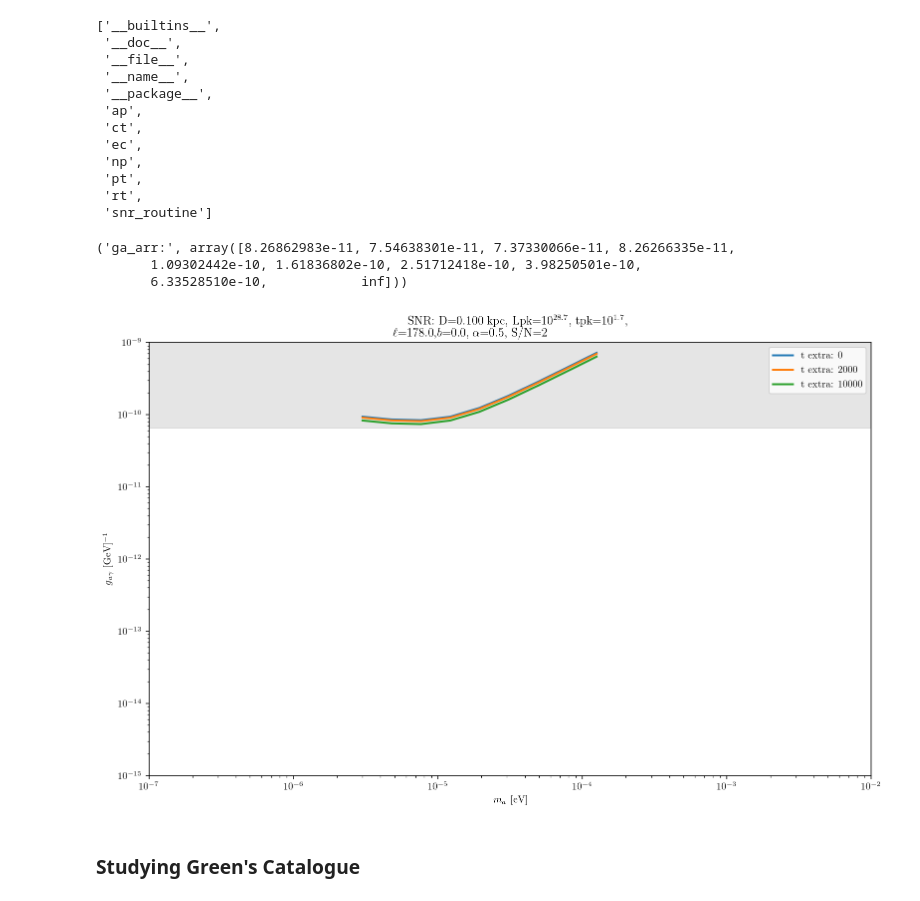
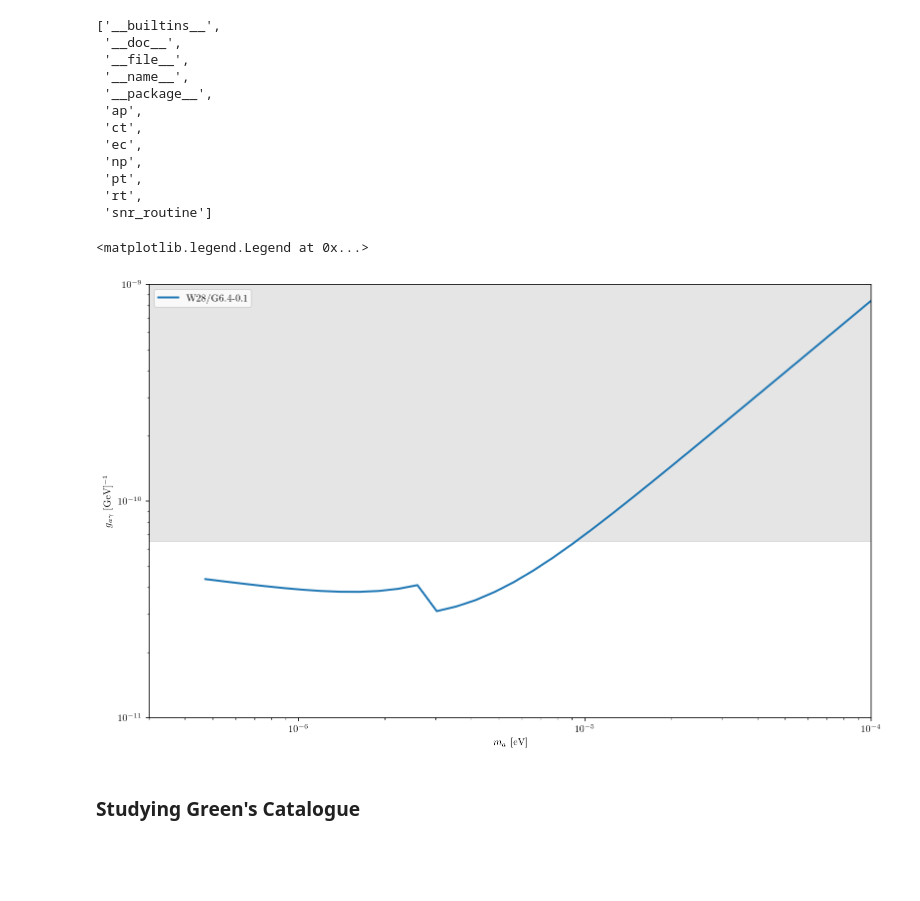
Before and after one commit to ManuelBuenAbad/snr_ghosts, a Jupyter notebook: workspace_notebooks/ws-7_model.ipynb, the cells around one changed output. Cells and saved outputs as stored; diff of their text form; code cells hidden in the pictures; blank space fills up the shorter version.

```diff
--- a/workspace_notebooks/ws-7_model.ipynb
+++ b/workspace_notebooks/ws-7_model.ipynb
@@ -96,15 +105,16 @@ test_snr.__dict__ = {
 # %%
 # t_extra_old = 5.e4
-t_extra_arr = [0., 2000., 1.e4]
-t_age = None #set in snr.__dict__
-t_trans_over_t_peak = 30.
-ma_arr = np.logspace(np.log10(3e-6), np.log10(2e-4), 10)
-sig_noi_thres = 2.
+# t_extra_arr = [0., 2000., 1.e4]
+t_extra_arr = [0.]
+# t_age = None #set in snr.__dict__
+t_trans_over_t_peak = 1.
+ma_arr = np.logspace(np.log10(1e-7), np.log10(2e-4), 50)
+sig_noi_thres = 1.
 ga_ref = 1.e-10 # doesn't matter, will be rescaled
 
 counter = 0
-best_snr = None
-best_ga = 1.# at first ma point
+# best_snr = None
+# best_ga = 1.# at first ma point
 
 plt.subplots()
 #for _, snr in tqdm(snrs_dct.items(), total=len(snrs_dct.keys())):
@@ -119,8 +129,8 @@ for idx, t_extra_old in enumerate(t_extra_arr):
         except:
             continue
 
-        L_peak = snr.Lpk
-        t_peak = snr.tpk
+#         L_peak = snr.Lpk
+#         t_peak = snr.tpk
 
         tage = snr.age
         snu_echo_kwargs = {'tmin_default':None,
@@ -141,60 +151,60 @@ for idx, t_extra_old in enumerate(t_extra_arr):
                 'average':True
                }
 
-        t_trans=t_trans_over_t_peak*(t_peak/365)
+        t_trans = 100.
+        t_peak = t_trans*365.
 
         lightcurve_params = {'t_peak':t_peak,
-                             'L_peak':L_peak,
+#                              'L_peak':L_peak,
                              't_age':tage,
-                             't_trans':t_trans
+                             't_trans':t_trans,
+                             'L_today':snr.get_luminosity()
                             }
 
         sig_noi = md.snr_routine(ma_arr, ga_ref,
                                  snr,
                                  lightcurve_params=lightcurve_params,
                                  snu_echo_kwargs=snu_echo_kwargs,
                                  data=data,
                                  output_all=False)
 
         ga_arr = ec.ga_reach(sig_noi_thres, sig_noi, ga_ref)
 
-        plt.plot(ma_arr, ga_arr, lw='2.', color=color, alpha=1., label='t extra: %d' %t_extra_old)
+        plt.plot(ma_arr, ga_arr, lw='2.', color=color, alpha=1., label=snr.name)
         counter += 1
 
-        if best_ga > ga_arr[0]:
-            best_snr = snr
-            best_ga = ga_arr[0]
+#         if best_ga > ga_arr[0]:
+#             best_snr = snr
+#             best_ga = ga_arr[0]
     #     if counter == 2:
     #         break
 
 ga_cast = 6.5e-11
 plt.fill_between([1e-7, 1e-2], ga_cast, 1, color='grey', alpha=0.2)
 
 plt.xscale('log')
 plt.yscale('log')
-plt.ylim(1e-15, 1e-9)
-plt.xlim(1e-7, 1e-2)
+plt.ylim(1e-11, 1e-9)
+plt.xlim(3e-7, 1e-4)
 plt.xlabel('$m_a$ [eV]')
 plt.ylabel('$g_{a\gamma}$ [GeV]$^{-1}$')
 plt.legend(loc='best')
 
 
-title_str = r"SNR: D={D:.3f} kpc, Lpk=10$^{{{log10Lpk:.1f}}}$, tpk=10$^{{{log10tpk:.1f}}}$,\\$\ell$={ell:.1f},$b$={b:.1f}, $\alpha$={alpha:.1f}, S/N={sn:.0f}"
-title = title_str.format(D=snr.distance,
-                         log10Lpk=np.log10(snr.Lpk),
-                         log10tpk=np.log10(snr.tpk),
-                         ell=snr.l,
-                         b=snr.b,
-                         alpha=snr.alpha,
-                         sn=sig_noi_thres)
+# title_str = r"SNR: D={D:.3f} kpc, Lpk=10$^{{{log10Lpk:.1f}}}$, tpk=10$^{{{log10tpk:.1f}}}$,\\$\ell$={ell:.1f},$b$={b:.1f}, $\alpha$={alpha:.1f}, S/N={sn:.0f}"
+# title = title_str.format(D=snr.distance,
+#                          log10Lpk=np.log10(snr.Lpk),
+#                          log10tpk=np.log10(snr.tpk),
+#                          ell=snr.l,
+#                          b=snr.b,
+#                          alpha=snr.alpha,
+#                          sn=sig_noi_thres)
 
-plt.title(title)
+# plt.title(title)
 
-print('ga_arr:',  ga_arr)
+# print('ga_arr:',  ga_arr)
 # %% [output]
-('ga_arr:', array([8.26862983e-11, 7.54638301e-11, 7.37330066e-11, 8.26266335e-11,
-       1.09302442e-10, 1.61836802e-10, 2.51712418e-10, 3.98250501e-10,
-       6.33528510e-10,            inf]))
+<matplotlib.legend.Legend at 0x...>
-[figure, old version]
+[figure, new version]
 # %% [markdown]
 ### Studying Green's Catalogue
```
Also changed, not shown: parts of 14 cells of this notebook, 2 other files.
